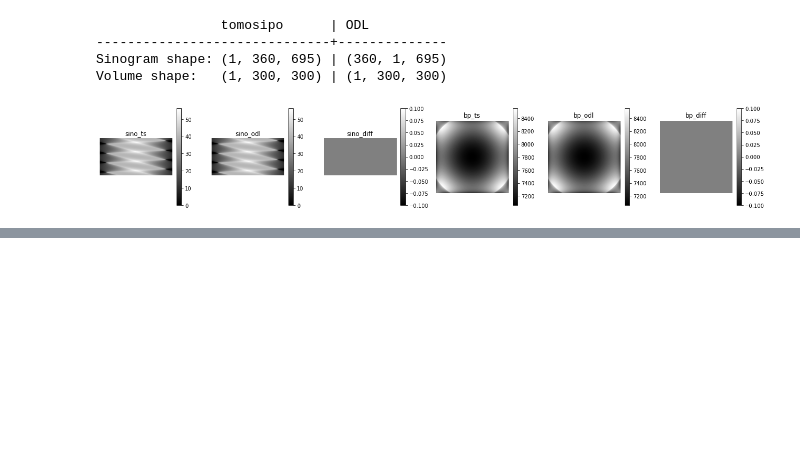
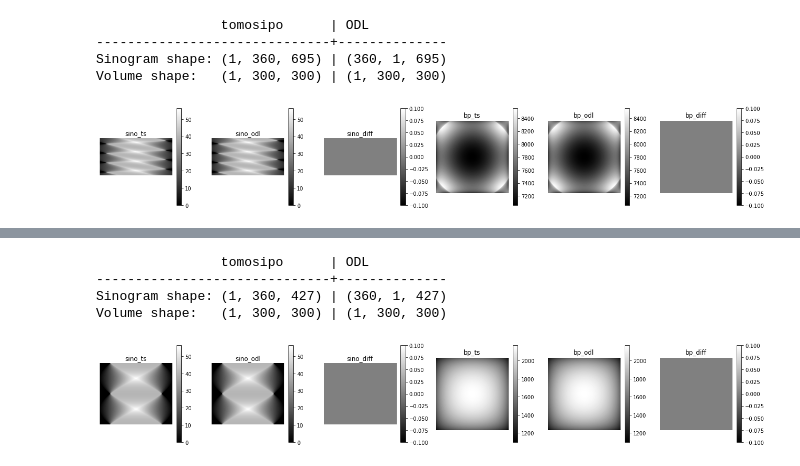
Before and after one commit to ahendriksen/tomosipo, a Jupyter notebook: notebooks/odl.ipynb, the cells around one changed output, grey strips where cells are left out. Drawn from its saved outputs; the diff is of its cells as text; code cells hidden in the pictures; blank space fills up the shorter version.

```diff
--- a/notebooks/odl.ipynb
+++ b/notebooks/odl.ipynb
@@ -111,0 +141,33 @@ Volume shape:   (1, 300, 300) | (1, 300, 300)
+# %%
+vg_odl = discretized_space_2d_to_3d(reco_space)
+pg_odl = parallel_2d_to_3d_geometry(geometry)
+A_odl = odl.tomo.RayTransform(vg_odl, pg_odl, impl='astra_cuda')
+
+vg = from_odl(reco_space)
+pg = from_odl(geometry)
+A_ts = ts.operator(vg, pg)
+# %%
+x = np.ones(A_ts.domain_shape, dtype=np.float32)
+y_ts = A_ts(x)
+y_odl = A_odl(x).data
+
+bp_ts = A_ts.T(y_ts)
+bp_odl = A_odl.adjoint(y_odl).data
+print("                tomosipo      | ODL")
+print("------------------------------+--------------")
+print(f"Sinogram shape: {y_ts.shape} | {y_odl.shape}")
+print(f"Volume shape:   {bp_ts.shape} | {bp_odl.shape}")
+plot_imgs(
+    sino_ts=y_ts[0],
+    sino_odl=y_odl[:, 0, :],
+    sino_diff=y_ts[0] - y_odl[:, 0],
+    bp_ts=bp_ts,
+    bp_odl=bp_odl,
+    bp_diff=bp_ts - bp_odl,
+)
+# %% [output]
+                tomosipo      | ODL
+------------------------------+--------------
+Sinogram shape: (1, 360, 427) | (360, 1, 427)
+Volume shape:   (1, 300, 300) | (1, 300, 300)
+[figure, added]
```
Also changed, not shown: parts of 10 cells of this notebook.
